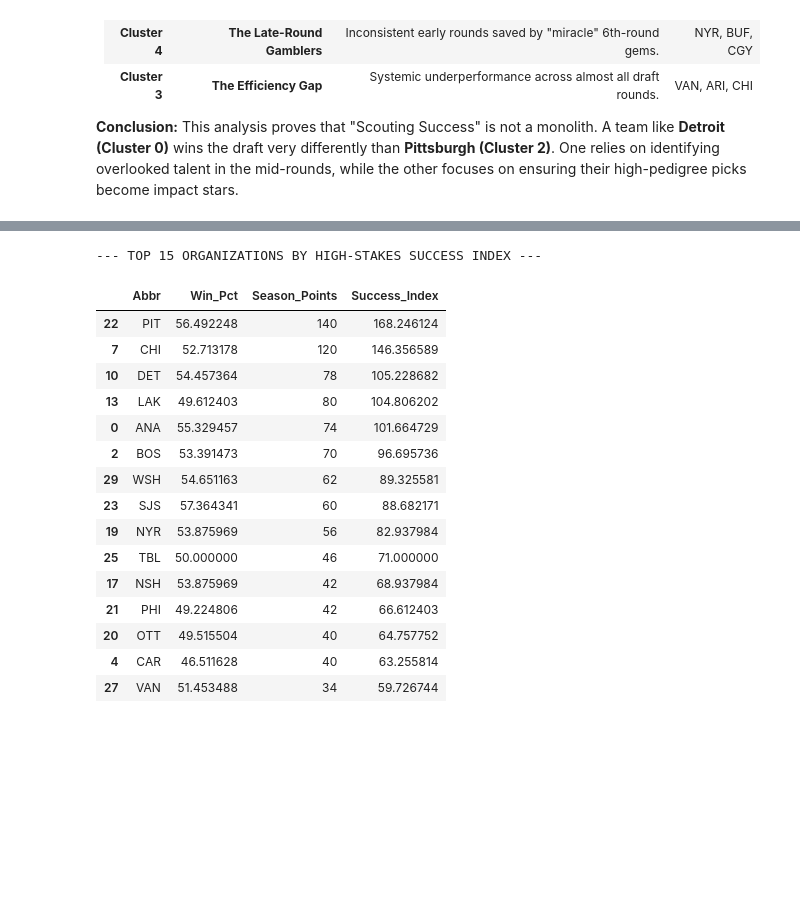
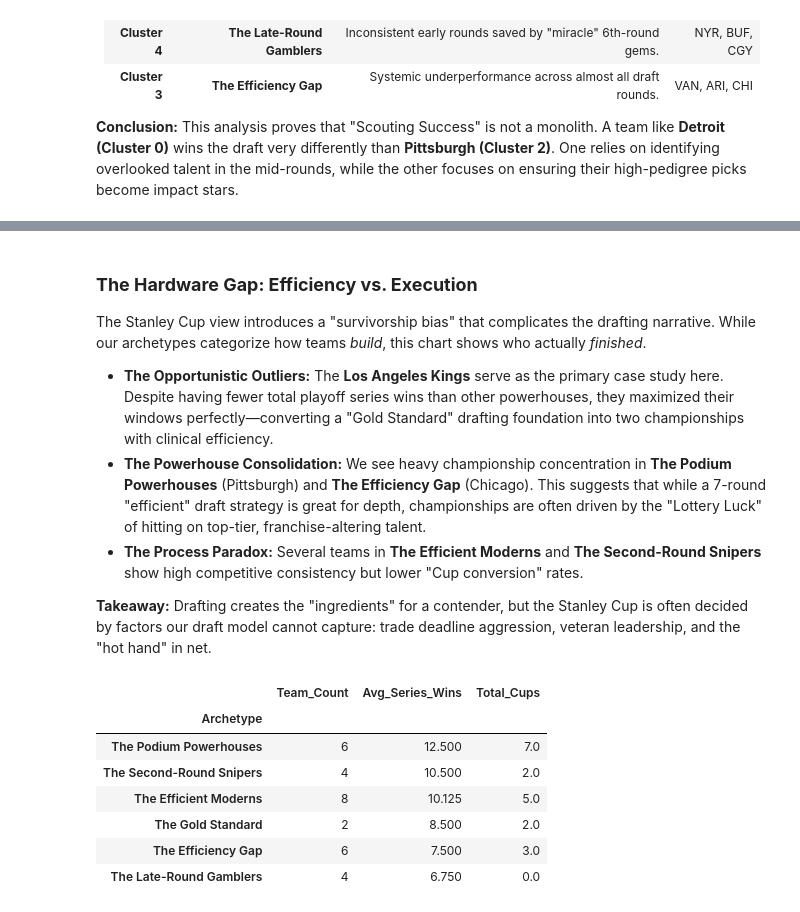
Before and after one commit to vanbrantley/nhl-draft-analysis, a Jupyter notebook: notebooks/03_findings.ipynb, the cells around one changed output, grey strips where cells are left out. Cells and saved outputs as stored; diff of their text form; code cells hidden in the pictures; blank space fills up the shorter version.

```diff
--- a/notebooks/03_findings.ipynb
+++ b/notebooks/03_findings.ipynb
@@ -502,13 +460,25 @@ df_high_stakes['Team_Full'] = df_high_stakes['Abbr'].map(name_mapping)
 # %%
-# Prepare the Cluster DF from your k-means results
-clusters_to_merge = analysis_df_6.copy().reset_index()
-clusters_to_merge = clusters_to_merge.rename(columns={'team': 'Team_Name'})
+# 3. Process team_performance
+perf_df = team_performance.copy()
+perf_df['TeamFull'] = perf_df['Abbr'].map(name_map)
+perf_df['series_wins'] = perf_df['Playoff_Result'].map(series_wins_map).fillna(0)
+perf_df['is_cup'] = perf_df['Playoff_Result'].map(cup_map).fillna(0)
 
-# Map abbreviations
-inv_map = {v: k for k, v in name_mapping.items()}
-clusters_to_merge['Abbr'] = clusters_to_merge['Team_Name'].map(inv_map)
+# 4. Aggregate by Team
+team_success = perf_df.groupby('TeamFull').agg({
+    'series_wins': 'sum',
+    'is_cup': 'sum'
+}).reset_index()
 
-# Archetype mapping
+# 5. Reset index on analysis_df and merge
+# This pulls 'team' out of the bold index into a mergeable column
+final_df = team_success.merge(
+    analysis_df.reset_index()[['team', 'Cluster']],
+    left_on='TeamFull',
+    right_on='team'
+)
+
+# apply the archetype cluster name map
 archetype_map = {
     5: 'The Gold Standard',
     2: 'The Podium Powerhouses',
@@ -517,4 +487,8 @@ archetype_map = {
     1: 'The Efficient Moderns',
     4: 'The Late-Round Gamblers'
 }
-clusters_to_merge['Archetype'] = clusters_to_merge['Cluster'].map(archetype_map)
+
+final_df['Archetype'] = final_df['Cluster'].map(archetype_map)
+
+# Display the top performers to verify the merge
+final_df.sort_values('series_wins', ascending=False).head(10)
@@ -578,21 +567,29 @@ display(real_picture[['Archetype', 'Team_Count', 'Cups_Count', 'Cups_Per_Team']]
+# %% [markdown]
+### **The Hardware Gap: Efficiency vs. Execution**
+
+The Stanley Cup view introduces a "survivorship bias" that complicates the drafting narrative. While our archetypes categorize how teams *build*, this chart shows who actually *finished*.
+
+*   **The Opportunistic Outliers:** The **Los Angeles Kings** serve as the primary case study here. Despite having fewer total playoff series wins than other powerhouses, they maximized their windows perfectly—converting a "Gold Standard" drafting foundation into two championships with clinical efficiency.
+*   **The Powerhouse Consolidation:** We see heavy championship concentration in **The Podium Powerhouses** (Pittsburgh) and **The Efficiency Gap** (Chicago). This suggests that while a 7-round "efficient" draft strategy is great for depth, championships are often driven by the "Lottery Luck" of hitting on top-tier, franchise-altering talent.
+*   **The Process Paradox:** Several teams in **The Efficient Moderns** and **The Second-Round Snipers** show high competitive consistency but lower "Cup conversion" rates.
+
+**Takeaway:** Drafting creates the "ingredients" for a contender, but the Stanley Cup is often decided by factors our draft model cannot capture: trade deadline aggression, veteran leadership, and the "hot hand" in net.
 # %%
-print("--- TOP 15 ORGANIZATIONS BY HIGH-STAKES SUCCESS INDEX ---")
-display(df_high_stakes.sort_values('Success_Index', ascending=False).head(15)[['Abbr', 'Win_Pct', 'Season_Points', 'Success_Index']])
+# Grouping results by Archetype
+archetype_performance = final_df.groupby('Archetype').agg({
+    'team': 'count',
+    'series_wins': 'mean',
+    'is_cup': 'sum'
+}).rename(columns={'team': 'Team_Count', 'series_wins': 'Avg_Series_Wins', 'is_cup': 'Total_Cups'})
+
+# Sorting by Avg Series Wins to show who is most "Sustainable"
+archetype_performance.sort_values('Avg_Series_Wins', ascending=False)
 # %% [output]
---- TOP 15 ORGANIZATIONS BY HIGH-STAKES SUCCESS INDEX ---
-|  | Abbr | Win_Pct | Season_Points | Success_Index |
-| 22 | PIT | 56.492248 | 140 | 168.246124 |
-| 7 | CHI | 52.713178 | 120 | 146.356589 |
-| 10 | DET | 54.457364 | 78 | 105.228682 |
-| 13 | LAK | 49.612403 | 80 | 104.806202 |
-| 0 | ANA | 55.329457 | 74 | 101.664729 |
-| 2 | BOS | 53.391473 | 70 | 96.695736 |
-| 29 | WSH | 54.651163 | 62 | 89.325581 |
-| 23 | SJS | 57.364341 | 60 | 88.682171 |
-| 19 | NYR | 53.875969 | 56 | 82.937984 |
-| 25 | TBL | 50.000000 | 46 | 71.000000 |
-| 17 | NSH | 53.875969 | 42 | 68.937984 |
-| 21 | PHI | 49.224806 | 42 | 66.612403 |
-| 20 | OTT | 49.515504 | 40 | 64.757752 |
-| 4 | CAR | 46.511628 | 40 | 63.255814 |
-| 27 | VAN | 51.453488 | 34 | 59.726744 |
+|  | Team_Count | Avg_Series_Wins | Total_Cups |
+| Archetype |  |  |  |
+| The Podium Powerhouses | 6 | 12.500 | 7.0 |
+| The Second-Round Snipers | 4 | 10.500 | 2.0 |
+| The Efficient Moderns | 8 | 10.125 | 5.0 |
+| The Gold Standard | 2 | 8.500 | 2.0 |
+| The Efficiency Gap | 6 | 7.500 | 3.0 |
+| The Late-Round Gamblers | 4 | 6.750 | 0.0 |
```
Also changed, not shown: parts of 38 cells of this notebook, 4 other files.
